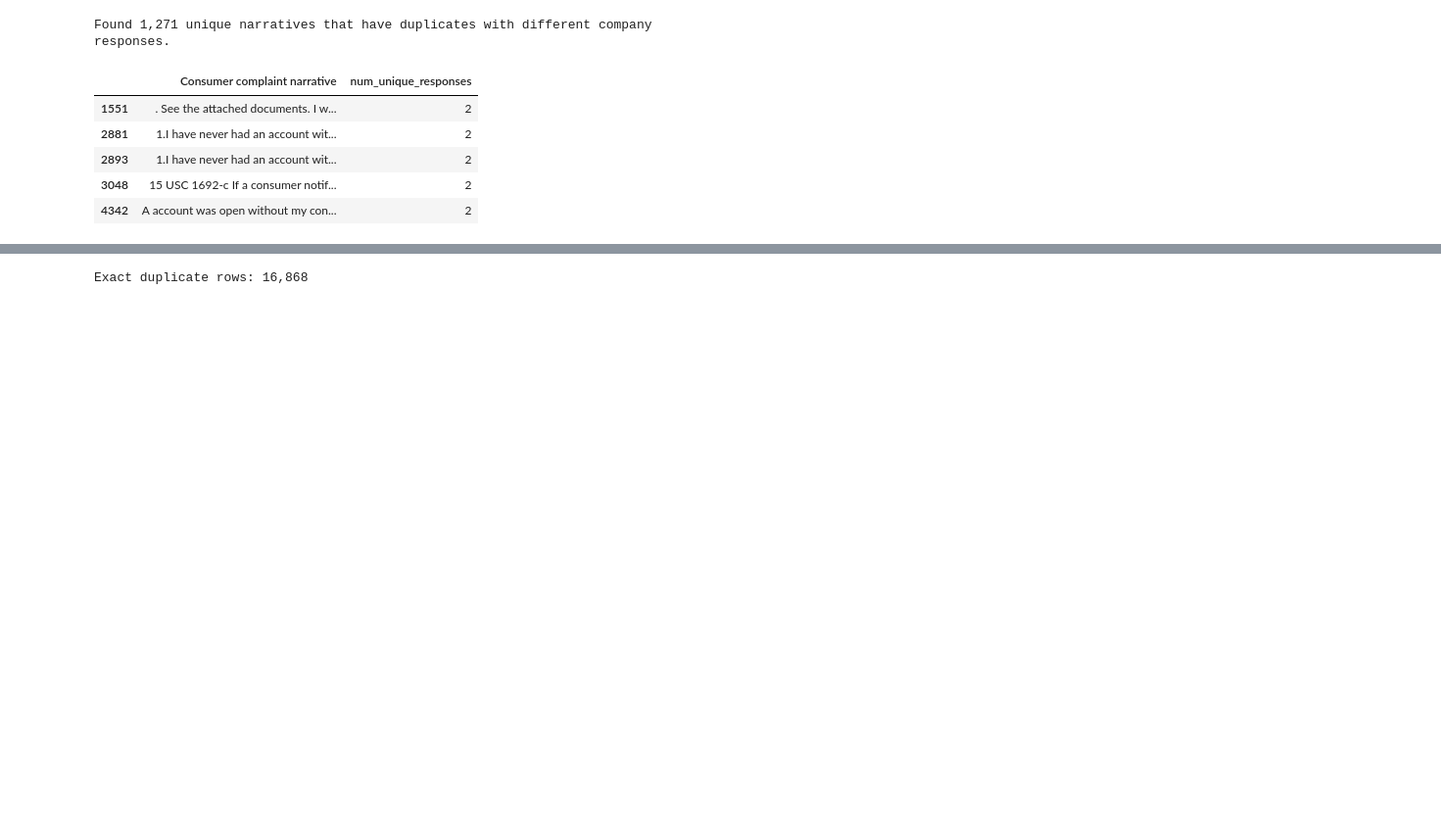
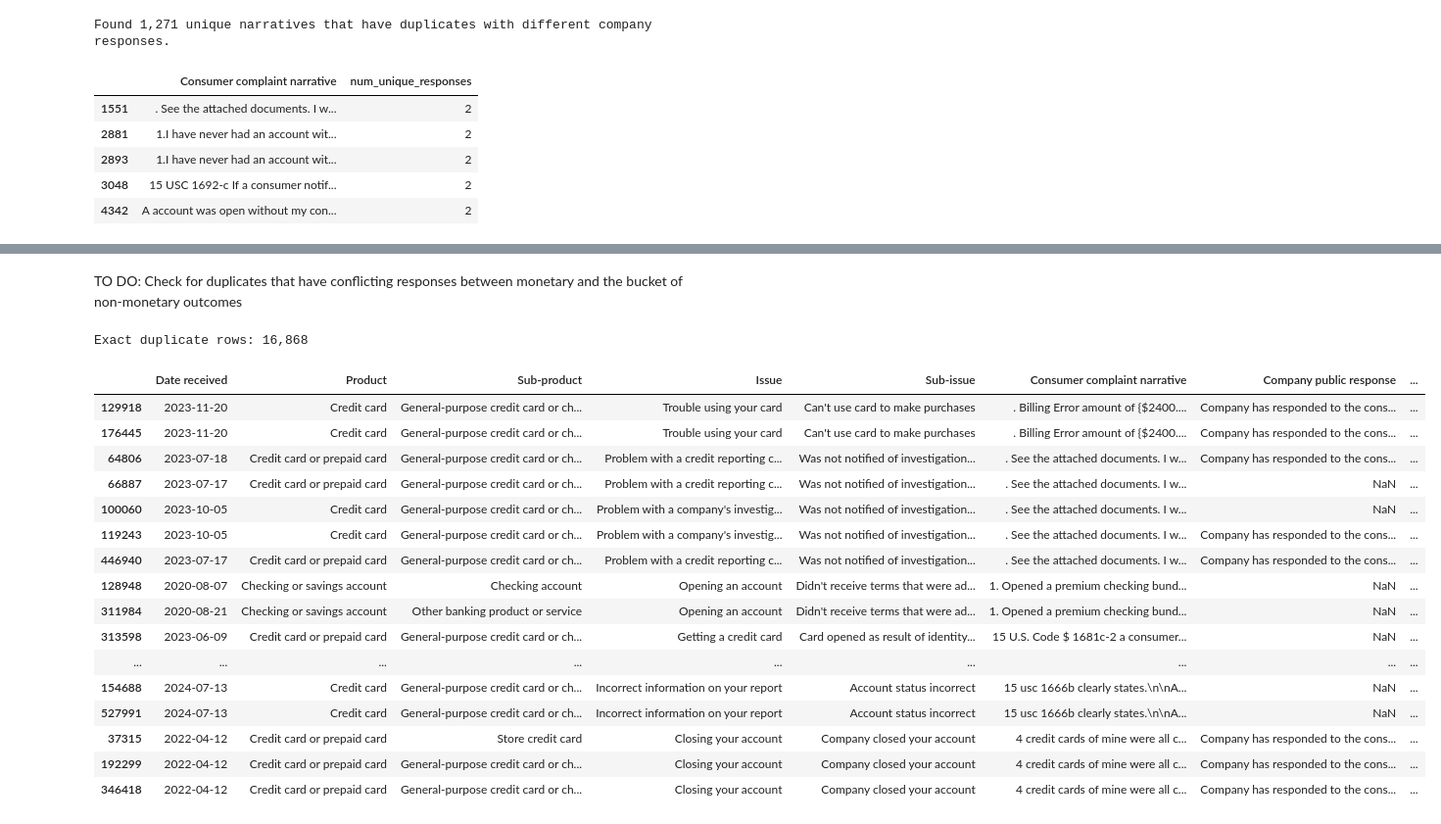
Before and after one commit to n-tamm/cfpb_mortgage_complaints, a Jupyter notebook: notebooks/01a_data_exploration_narratives.ipynb, the cells around one changed output, grey strips where cells are left out. Shown at 98% size. Cells and saved outputs as stored; diff of their text form; code cells hidden in the pictures; blank space fills up the shorter version.

```diff
--- a/notebooks/01a_data_exploration_narratives.ipynb
+++ b/notebooks/01a_data_exploration_narratives.ipynb
@@ -917,3 +985,5 @@ Found 1,271 unique narratives that have duplicates with different company respon
+# %% [markdown]
+TO DO: Check for duplicates that have conflicting responses between monetary and the bucket of non-monetary outcomes
 # %%
 # Calculate exact duplicates on narrative AND company response
 exact_duplicate_count = df_with_counts.duplicated(
@@ -926,3 +996,41 @@ exact_duplicate_count = df_with_counts.duplicated(
 print(f'Exact duplicate rows: {exact_duplicate_count:,}')
 # %% [output]
 Exact duplicate rows: 16,868
+# %%
+exact_duplicates = (
+    df_with_counts[
+        df_with_counts.duplicated(
+            subset=[
+                'Consumer complaint narrative',
+                'Company response to consumer'
+            ],
+            keep=False
+        )
+    ]
+    .sort_values(
+        [
+            'Consumer complaint narrative',
+            'Company response to consumer'
+        ]
+    )
+)
+
+exact_duplicates.head(20)
+# %% [output]
+|  | Date received | Product | Sub-product | Issue | Sub-issue | Consumer complaint narrative | Company public response | ... |
+| 129918 | 2023-11-20 | Credit card | General-purpose credit card or ch... | Trouble using your card | Can't use card to make purchases | . Billing Error amount of {$2400.... | Company has responded to the cons... | ... |
+| 176445 | 2023-11-20 | Credit card | General-purpose credit card or ch... | Trouble using your card | Can't use card to make purchases | . Billing Error amount of {$2400.... | Company has responded to the cons... | ... |
+| 64806 | 2023-07-18 | Credit card or prepaid card | General-purpose credit card or ch... | Problem with a credit reporting c... | Was not notified of investigation... | . See the attached documents. I w... | Company has responded to the cons... | ... |
+| 66887 | 2023-07-17 | Credit card or prepaid card | General-purpose credit card or ch... | Problem with a credit reporting c... | Was not notified of investigation... | . See the attached documents. I w... | NaN | ... |
+| 100060 | 2023-10-05 | Credit card | General-purpose credit card or ch... | Problem with a company's investig... | Was not notified of investigation... | . See the attached documents. I w... | NaN | ... |
+| 119243 | 2023-10-05 | Credit card | General-purpose credit card or ch... | Problem with a company's investig... | Was not notified of investigation... | . See the attached documents. I w... | Company has responded to the cons... | ... |
+| 446940 | 2023-07-17 | Credit card or prepaid card | General-purpose credit card or ch... | Problem with a credit reporting c... | Was not notified of investigation... | . See the attached documents. I w... | Company has responded to the cons... | ... |
+| 128948 | 2020-08-07 | Checking or savings account | Checking account | Opening an account | Didn't receive terms that were ad... | 1. Opened a premium checking bund... | NaN | ... |
+| 311984 | 2020-08-21 | Checking or savings account | Other banking product or service | Opening an account | Didn't receive terms that were ad... | 1. Opened a premium checking bund... | NaN | ... |
+| 313598 | 2023-06-09 | Credit card or prepaid card | General-purpose credit card or ch... | Getting a credit card | Card opened as result of identity... | 15 U.S. Code $ 1681c-2 a consumer... | NaN | ... |
+| ... | ... | ... | ... | ... | ... | ... | ... | ... |
+| 154688 | 2024-07-13 | Credit card | General-purpose credit card or ch... | Incorrect information on your report | Account status incorrect | 15 usc 1666b clearly states.\n\nA... | NaN | ... |
+| 527991 | 2024-07-13 | Credit card | General-purpose credit card or ch... | Incorrect information on your report | Account status incorrect | 15 usc 1666b clearly states.\n\nA... | NaN | ... |
+| 37315 | 2022-04-12 | Credit card or prepaid card | Store credit card | Closing your account | Company closed your account | 4 credit cards of mine were all c... | Company has responded to the cons... | ... |
+| 192299 | 2022-04-12 | Credit card or prepaid card | General-purpose credit card or ch... | Closing your account | Company closed your account | 4 credit cards of mine were all c... | Company has responded to the cons... | ... |
+| 346418 | 2022-04-12 | Credit card or prepaid card | General-purpose credit card or ch... | Closing your account | Company closed your account | 4 credit cards of mine were all c... | Company has responded to the cons... | ... |
```
Also changed, not shown: parts of 6 cells of this notebook.
